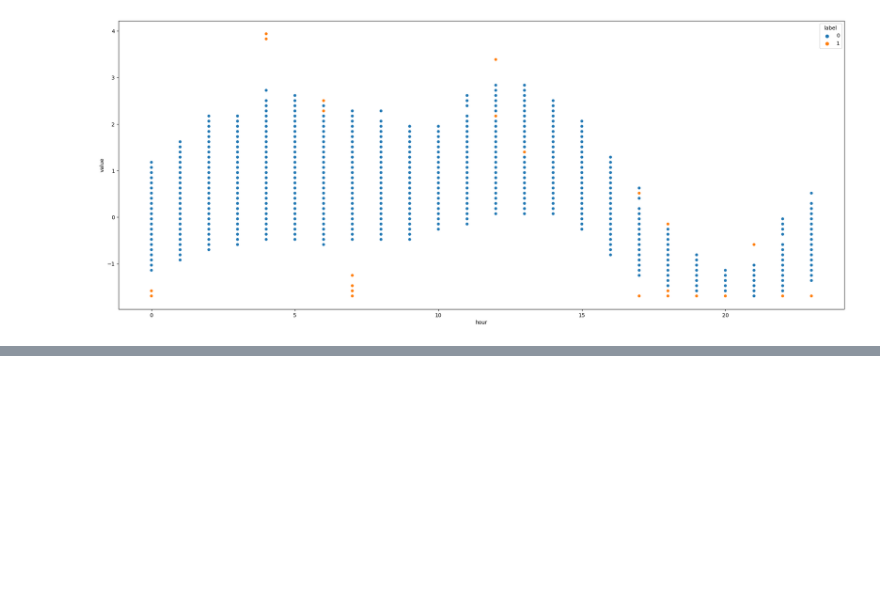
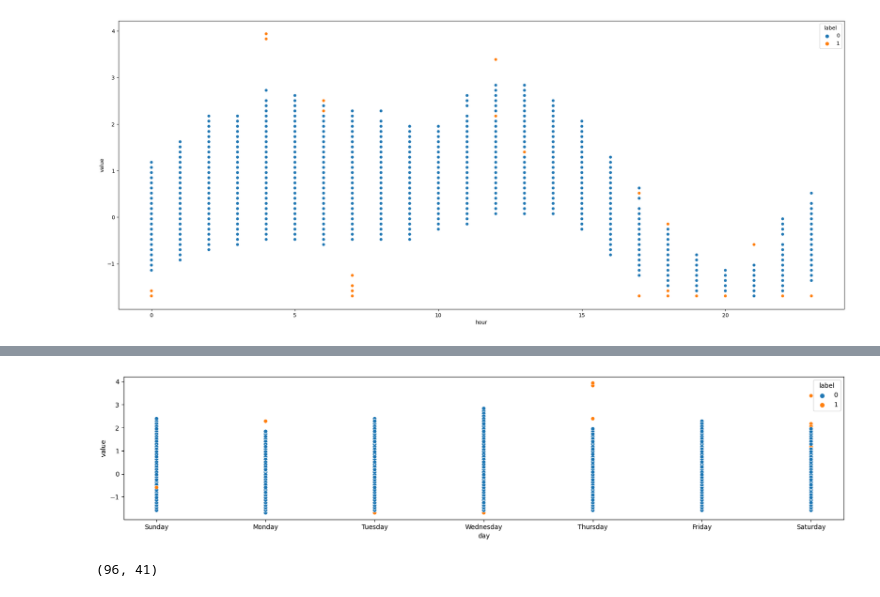
Before and after one commit to ChetanaRajabhoj/kagglex-project, a Jupyter notebook: notebooks/2.0-cr-initial-data-exploration.ipynb, the cells around one changed output, grey strips where cells are left out. Cells and saved outputs as stored; diff of their text form; code cells hidden in the pictures; blank space fills up the shorter version.

```diff
--- a/notebooks/2.0-cr-initial-data-exploration.ipynb
+++ b/notebooks/2.0-cr-initial-data-exploration.ipynb
@@ -84,0 +102,7 @@ plt.show()
+# %%
+plt.figure(figsize=(20,4))
+# dfAnomaly = dfcpu.loc[dfcpu.label == 1].copy()
+sns.scatterplot(data=dfcpu, x="day", y="value", hue="label")
+plt.show()
+# %% [output]
+[figure, added]
@@ -84,0 +111,4 @@ plt.show()
+# %%
+dfcpuoneday.shape
+# %% [output]
+(96, 41)
```
Also changed, not shown: parts of 27 cells of this notebook.
